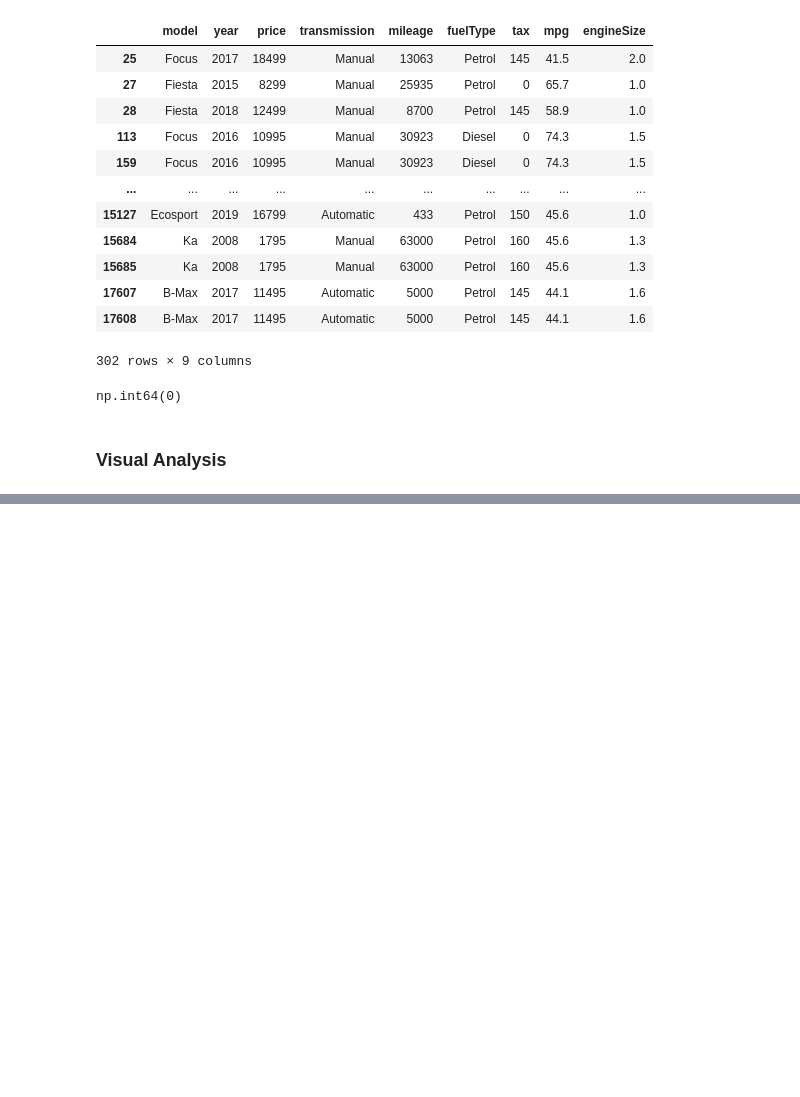
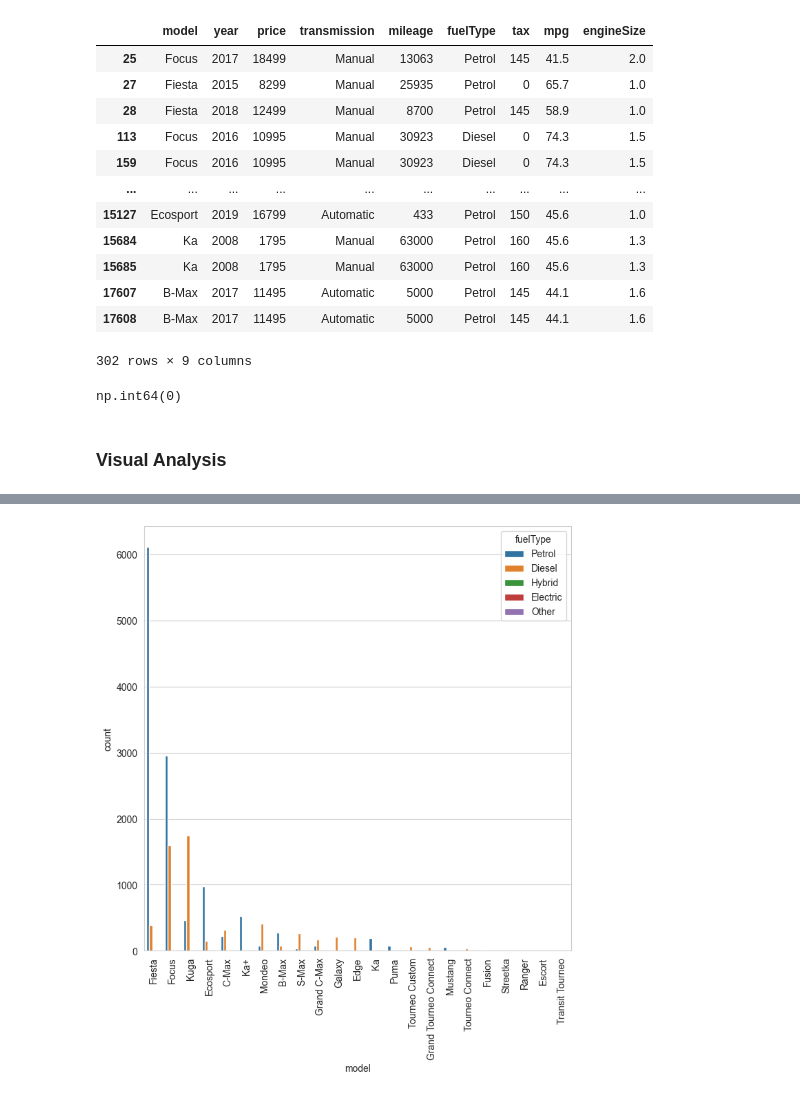
Before and after one commit to adarsh-singh106/Road-To-ML, a Jupyter notebook: Week - 2/02-Ford-Price-Prediction.ipynb, the cells around one changed output, grey strips where cells are left out. Cells and saved outputs as stored; diff of their text form; code cells hidden in the pictures; blank space fills up the shorter version.

```diff
--- a/Week - 2/02-Ford-Price-Prediction.ipynb
+++ b/Week - 2/02-Ford-Price-Prediction.ipynb
@@ -282,0 +251,13 @@ for col in cat_col:
+# %%
+
+plt.figure(figsize=(8,8))
+sns.countplot(
+    x='model',
+    data=df,
+    hue='fuelType',   # or 'transmission'
+    order=df['model'].value_counts().index
+)
+plt.xticks(rotation=90)
+plt.show()
+# %% [output]
+[figure, added]
```
Also changed, not shown: parts of 9 cells of this notebook.
